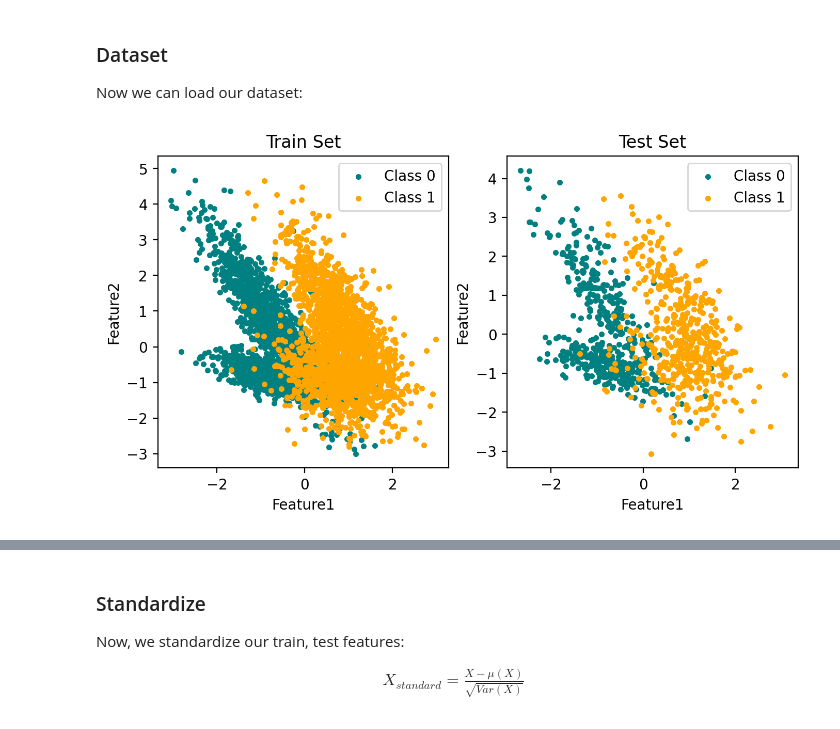
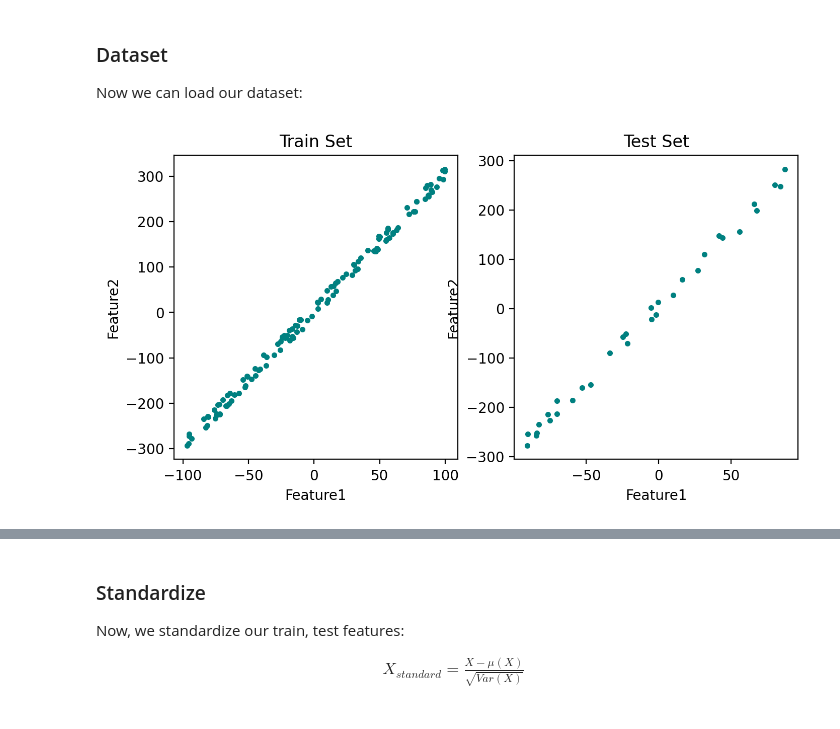
Before and after one commit to ckoliber/mlexercises, a Jupyter notebook: src/exercise4.ipynb, the cells around one changed output, grey strips where cells are left out. Cells and saved outputs as stored; diff of their text form; code cells hidden in the pictures.

```diff
--- a/src/exercise4.ipynb
+++ b/src/exercise4.ipynb
@@ -22,47 +23,26 @@ import matplotlib.pyplot as plt
 
 Now we can load our dataset:
 # %%
-train_set = np.loadtxt("../lib/train.csv", delimiter=',', skiprows=1)
-test_set = np.loadtxt("../lib/test.csv", delimiter=',', skiprows=1)
+train_set = np.load("../lib/train_set.npy")
+test_set = np.load("../lib/test_set.npy")
 
-train_features = train_set[:, :-1]
-train_labels = train_set[:, -1]
-train_labels[train_labels == 0] = -1
-train_class_0 = np.array([
-    train_features[i] for i in range(len(train_labels)) if train_labels[i] == -1
-]).T
-train_class_1 = np.array([
-    train_features[i] for i in range(len(train_labels)) if train_labels[i] == 1
-]).T
-
-test_features = test_set[:, :-1]
-test_labels = test_set[:, -1]
-test_labels[test_labels == 0] = -1
-test_class_0 = np.array([
-    test_features[i] for i in range(len(test_labels)) if test_labels[i] == -1
-]).T
-test_class_1 = np.array([
-    test_features[i] for i in range(len(test_labels)) if test_labels[i] == 1
-]).T
+train_features = train_set[:, :]
+test_features = test_set[:, :]
 
 fig = plt.figure(figsize=(8, 4), dpi=200)
 
 ax1 = fig.add_subplot(1, 2, 1)
-ax1.scatter(train_class_0[0], train_class_0[1], label="Class 0", marker=".", c="teal")
-ax1.scatter(train_class_1[0], train_class_1[1], label="Class 1", marker=".", c="orange")
+ax1.scatter(train_features.T[0], train_features.T[1], marker=".", c="teal")
 ax1.set_title("Train Set")
 ax1.set_xlabel("Feature1")
 ax1.set_ylabel("Feature2")
-ax1.legend()
 
 ax2 = fig.add_subplot(1, 2, 2)
-ax2.scatter(test_class_0[0], test_class_0[1], label="Class 0", marker=".", c="teal")
-ax2.scatter(test_class_1[0], test_class_1[1], label="Class 1", marker=".", c="orange")
+ax2.scatter(test_features.T[0], test_features.T[1], marker=".", c="teal")
 ax2.set_title("Test Set")
 ax2.set_xlabel("Feature1")
 ax2.set_ylabel("Feature2")
-ax2.legend()
 
 plt.show()
 # %% [output]
-[figure, old version]
+[figure, new version]
```
Also changed, not shown: parts of 4 cells of this notebook.
